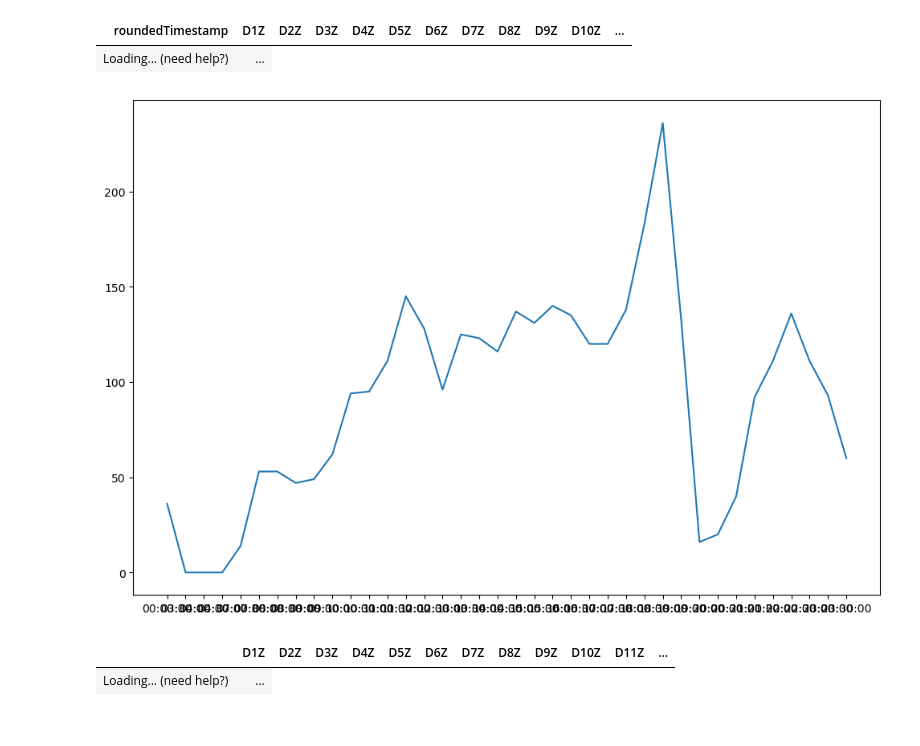
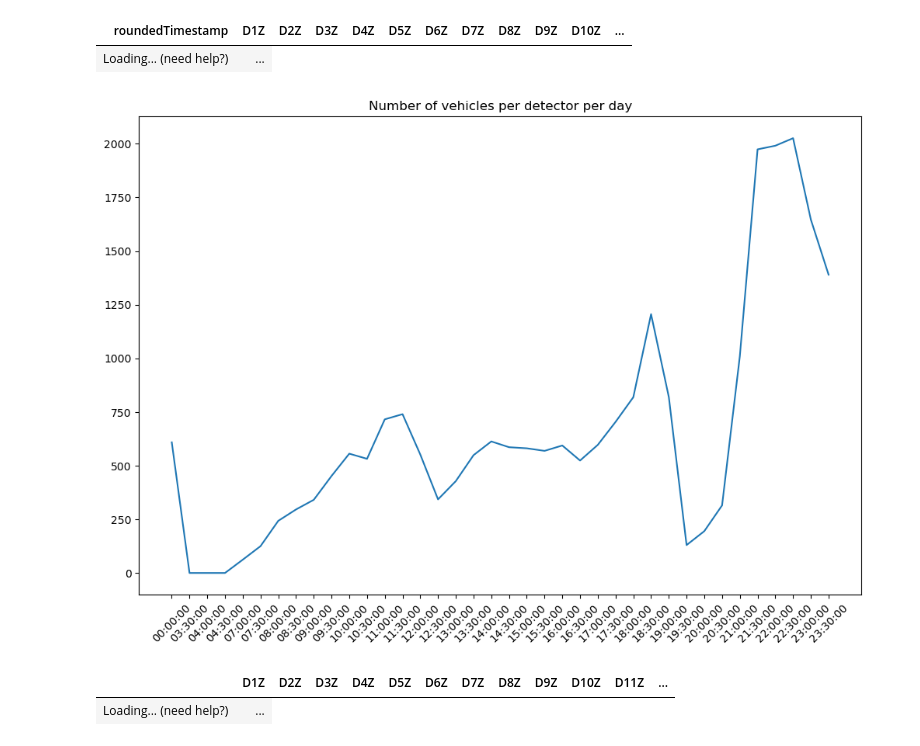
Before and after one commit to cathrinr/driving_change, a Jupyter notebook: trafficdata_exploration.ipynb, the cells around one changed output. Saved outputs shown, nothing was run; the diff lists cells and outputs as text; code cells hidden in the pictures.

```diff
--- a/trafficdata_exploration.ipynb
+++ b/trafficdata_exploration.ipynb
@@ -65,7 +66,8 @@ detectors
 #filter traffic data for relevant intersections
 intersections = detectors.intersection.unique()
 
-relevant_intersections_df = merged_data.loc[merged_data['Bezeichnung'].isin(intersections)]
+#relevant_intersections_df_plot = merged_data.loc[merged_data['Bezeichnung'].isin(intersections)].copy()
+relevant_intersections_df = merged_data.loc[merged_data['Bezeichnung'].isin(intersections)].copy()
 show(relevant_intersections_df)
 # %% [output]
 |  | Datum | Uhrzeit | Bezeichnung | Intervall | D1Z | D1B | D2Z | D2B | D3Z | D3B | ... |
@@ -79,5 +81,6 @@ relevant_intersections_df.drop(columns=['Datum', 'Uhrzeit', 'Intervall'], inplac
 #create new column for 30 min intervals to match with emission/ weather data
 relevant_intersections_df['roundedTimestamp'] = relevant_intersections_df['Timestamp'].dt.round('30min')
 
-relevant_intersections_df.groupby()
+relevant_intersections_df = relevant_intersections_df.groupby(['Bezeichnung', 'roundedTimestamp', 'Timestamp']).sum()
+relevant_intersections_df
 # %% [output]
@@ -103,2 +100,0 @@ show(relevant_intersections_df.loc[relevant_intersections_df['roundedTimestamp']
-# %%
-relevant_intersections_df.reset_index(drop=True, inplace=True)
@@ -203,7 +174,9 @@ relevant_intersections_df_subset[detector].sum()
 # %% [output]
 0.0
 # %%
-relevant_intersections_df_subset = relevant_intersections_df.loc[relevant_intersections_df['Bezeichnung'] == 'A1']
+# preparation for plotting number of vehicles per one/n detector(s) per day
+
+relevant_intersections_df_subset = relevant_intersections_df_plot.loc[relevant_intersections_df['Bezeichnung'] == 'A11']
 relevant_intersections_df_subset.loc[relevant_intersections_df_subset['Datum'] == '10.09.2022']
 pattern = r'\w\d{1,3}B'
 
@@ -223,11 +196,12 @@ show(relevant_intersections_df_subset)
 | roundedTimestamp | D1Z | D2Z | D3Z | D4Z | D5Z | D6Z | D7Z | D8Z | D9Z | D10Z | ... |
 | Loading... (need help?) | ... |
 # %%
-import matplotlib.pyplot as plt
-
+#Number of vehicles per detector per day
 plt.figure(figsize=(12, 8))
-plt.plot(relevant_intersections_df_subset['roundedTimestamp'], relevant_intersections_df_subset['D4Z'])
+plt.plot(relevant_intersections_df_subset['roundedTimestamp'], relevant_intersections_df_subset['D12Z'])
+plt.xticks(rotation=45)
+plt.title('Number of vehicles per detector per day')
 plt.show()
 # %% [output]
-[figure, old version]
+[figure, new version]
 # %%
```
Also changed, not shown: parts of 8 cells of this notebook.
